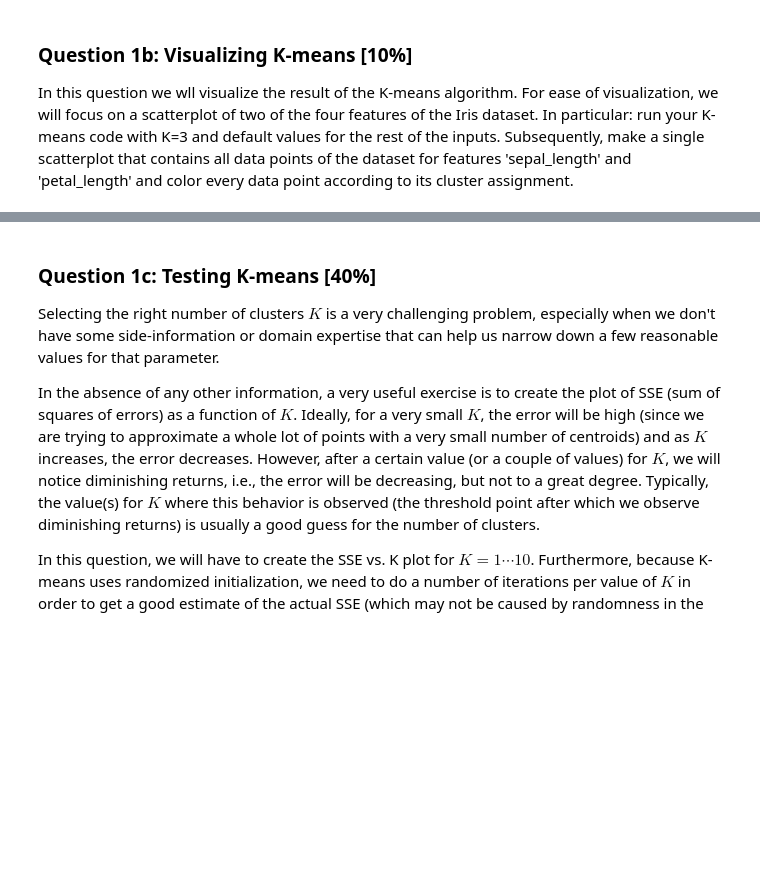
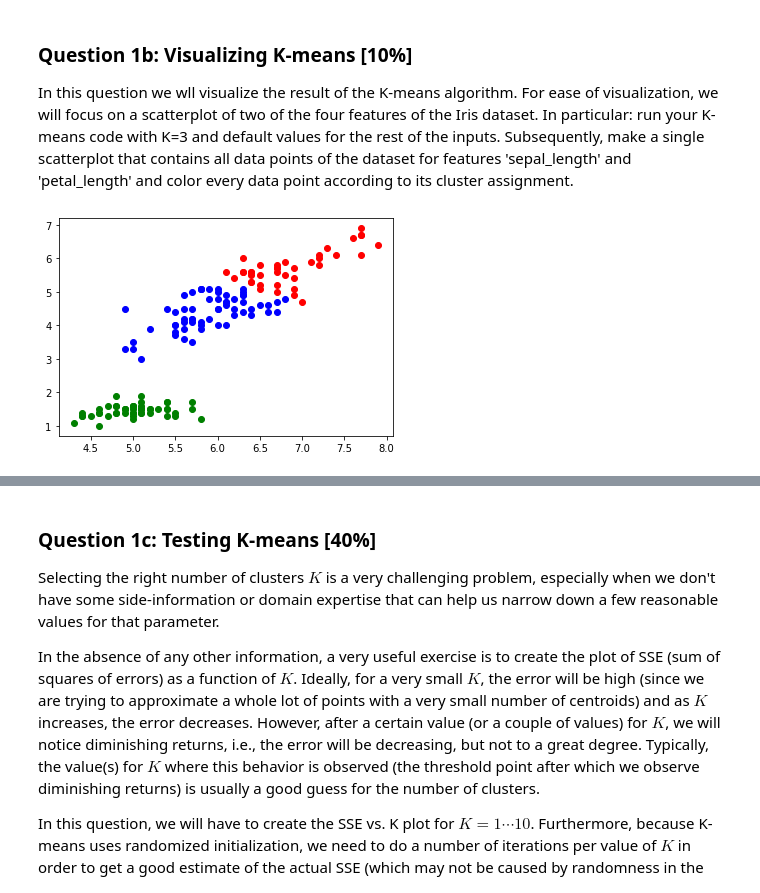
Before and after one commit to Rnair12599/CS171-Assn3, a Jupyter notebook: Assignment3.ipynb, the cells around one changed output, grey strips where cells are left out. Saved outputs shown, nothing was run; the diff lists cells and outputs as text; code cells hidden in the pictures; blank space fills up the shorter version.

```diff
--- a/Assignment3.ipynb
+++ b/Assignment3.ipynb
@@ -100,0 +111,23 @@ In this question we wll visualize the result of the K-means algorithm. For ease
+# %%
+#your code here
+
+sepalLength = []
+petalLength = []
+
+for group in groups.keys():
+    arrSepal = []
+    arrPetal = []
+    for i in range(len(groups[group])):
+        arrSepal.append(groups[group][i][0])
+        arrPetal.append(groups[group][i][2])
+
+    sepalLength.append(arrSepal)
+    petalLength.append(arrPetal)
+
+colors = ['red','blue','green']
+
+for i in range(len(sepalLength)):
+    plt.scatter(sepalLength[i] , petalLength[i] , color = colors[i])
+plt.show()
+# %% [output]
+[figure, added]
```
Also changed, not shown: parts of 8 cells of this notebook.
